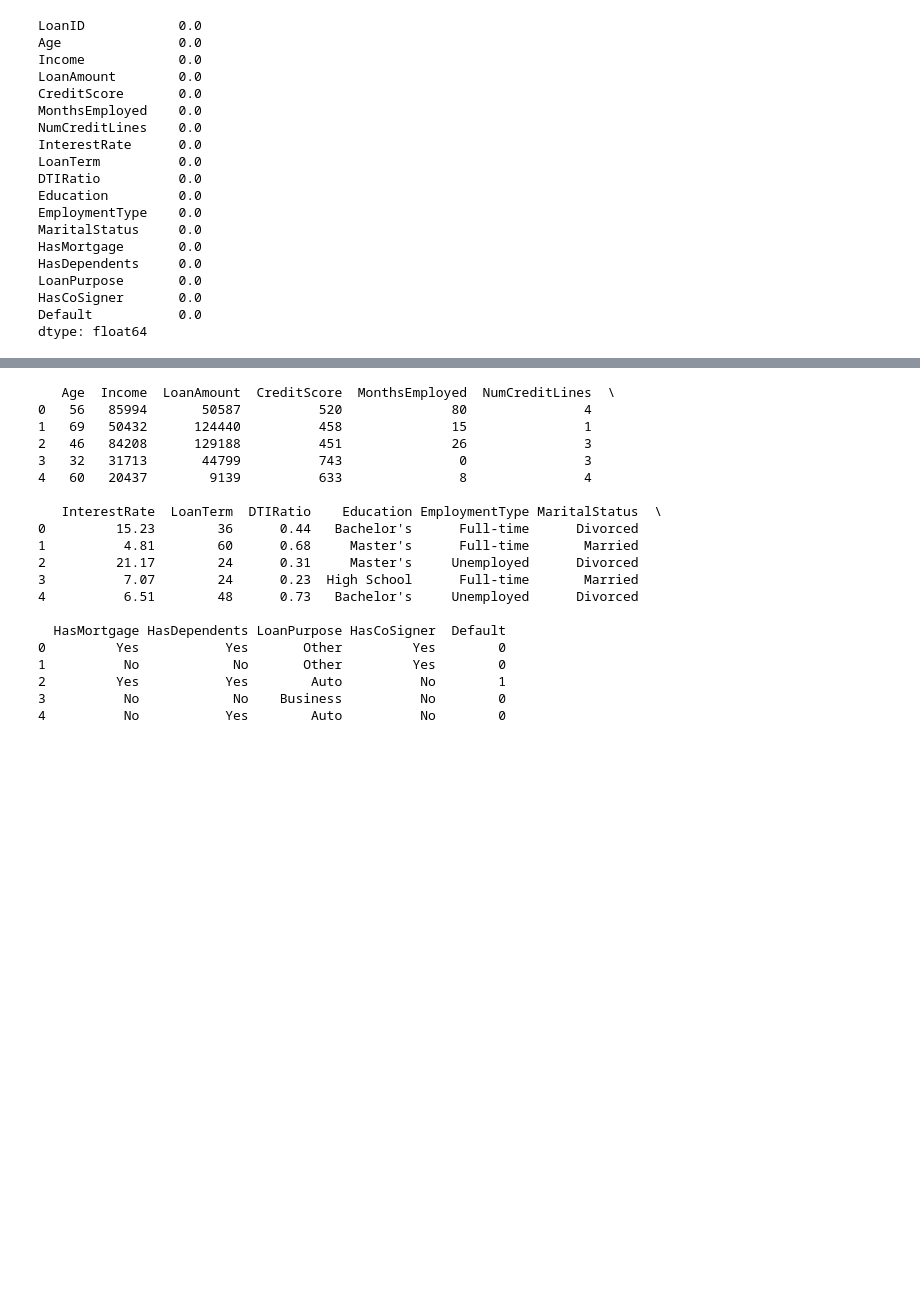
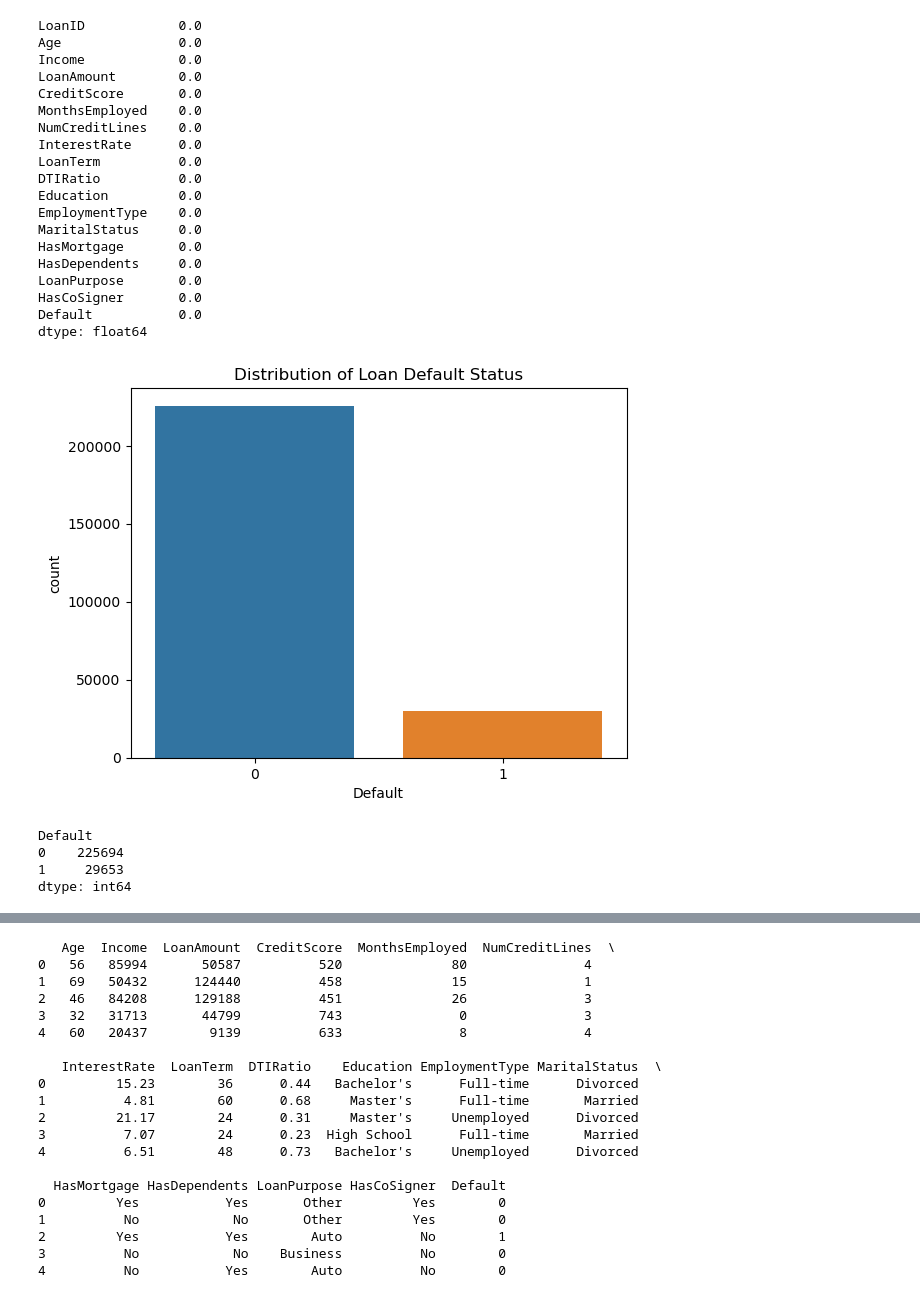
Before and after one commit to sharmaraghav644/PrivateRepo, a Jupyter notebook: Loan_Default_Predication_Code.ipynb, the cells around one changed output, grey strips where cells are left out. Drawn from its saved outputs; the diff is of its cells as text; code cells hidden in the pictures; blank space fills up the shorter version.

```diff
--- a/Loan_Default_Predication_Code.ipynb
+++ b/Loan_Default_Predication_Code.ipynb
@@ -117,3 +117,26 @@ LoanPurpose       0.0
 HasCoSigner       0.0
 Default           0.0
 dtype: float64
+# %%
+#Distribution of the Target Variable (Default)
+
+#Why do we do this? We want to know if most of the loans are "good" loans (not defaulted) or "bad" loans (defaulted).
+# If we have way more loans that didn’t default, the model might get biased towards predicting "no default" because that’s what it’s mostly seeing.
+
+sns.countplot(x='Default', data=df)
+plt.title('Distribution of Loan Default Status')
+plt.show()
+
+default_grouped = df.groupby('Default').size()
+
+#0 indicates approved
+#1 indicated not approved
+
+# Print the result
+print(default_grouped)
+# %% [output]
+[figure, added]
+Default
+0    225694
+1     29653
+dtype: int64
```
Also changed, not shown: parts of 7 cells of this notebook.
